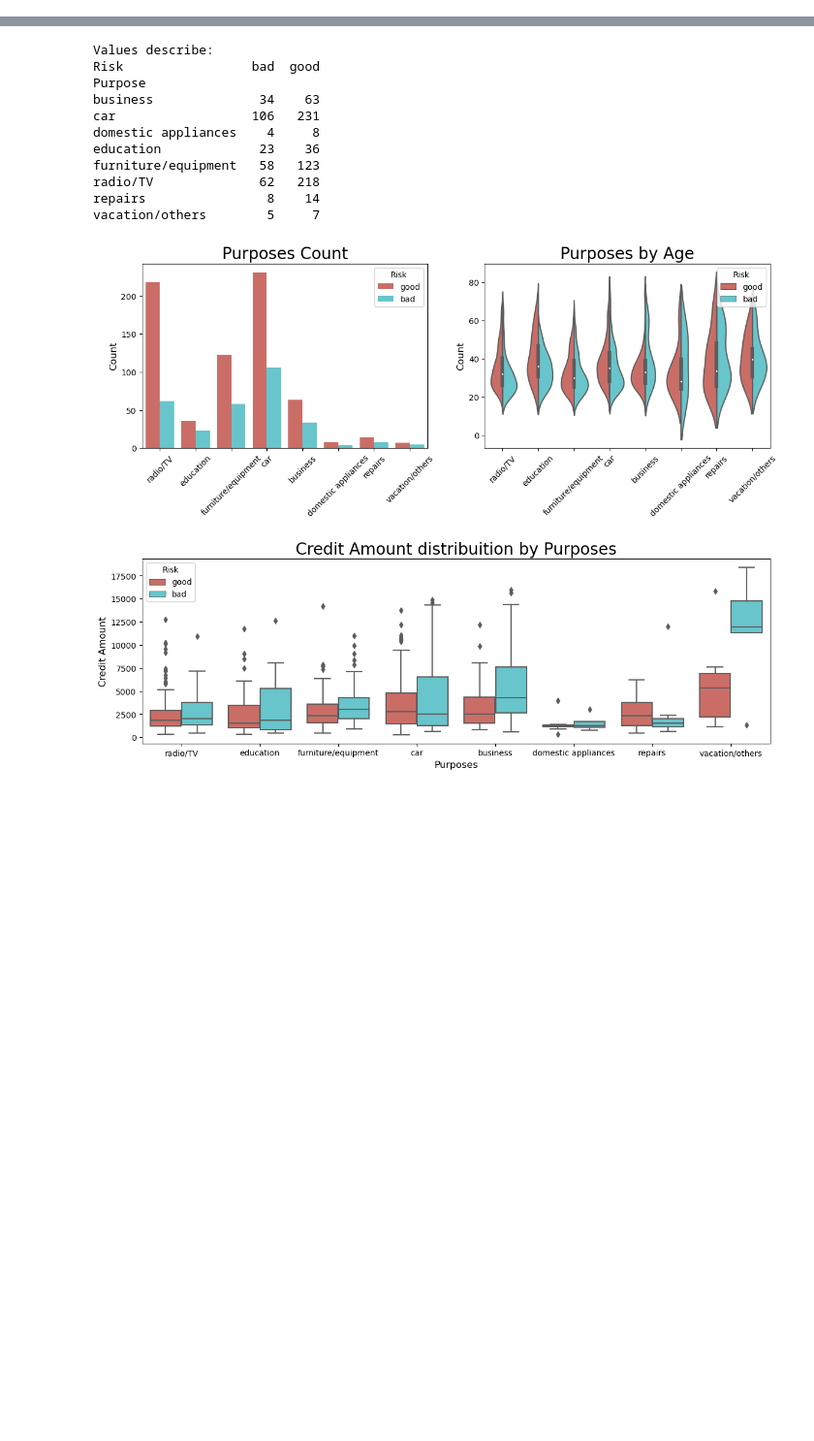
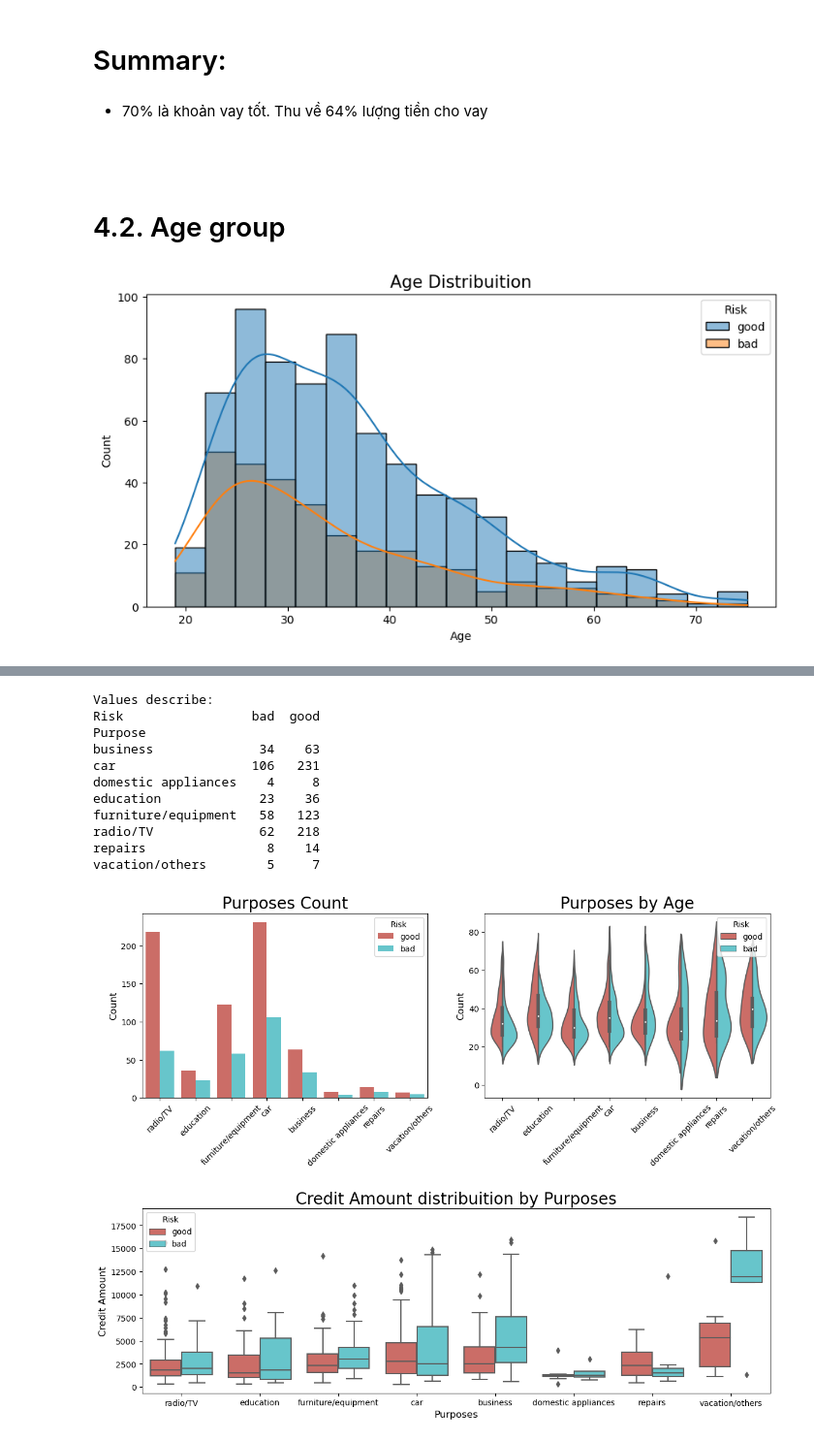
Before and after one commit to tn9th8/Python_CreditRisk, a Jupyter notebook: Project_Old.ipynb, the cells around one changed output, grey strips where cells are left out. Shown at 97% size. Drawn from its saved outputs; the diff is of its cells as text; code cells hidden in the pictures; blank space fills up the shorter version.

```diff
--- a/Project_Old.ipynb
+++ b/Project_Old.ipynb
@@ -649,0 +302,18 @@ Càng giàu thì khoản vay càng có nhiều khả năng thu hồi
+# %% [markdown]
+# Summary:
+# %% [markdown]
+* 70% là khoản vay tốt. Thu về 64% lượng tiền cho vay
+# %% [markdown]
+#
+# %% [markdown]
+# 4.2. Age group
+# %%
+"""Dùng seaborn để vẽ histogram thể hiện số lượng"""
+fig = plt.figure(figsize=(10,5))
+gra = sns.histplot(data=df_credit, x='Age', hue='Risk', kde=True)
+gra.set_title("Age Distribuition", fontsize=15)
+plt.show()
+
+#kde=True: vẽ đường ước tính mật độ
+# %% [output]
+[figure, added]
```
Also changed, not shown: parts of 172 cells of this notebook, 1 other file.
